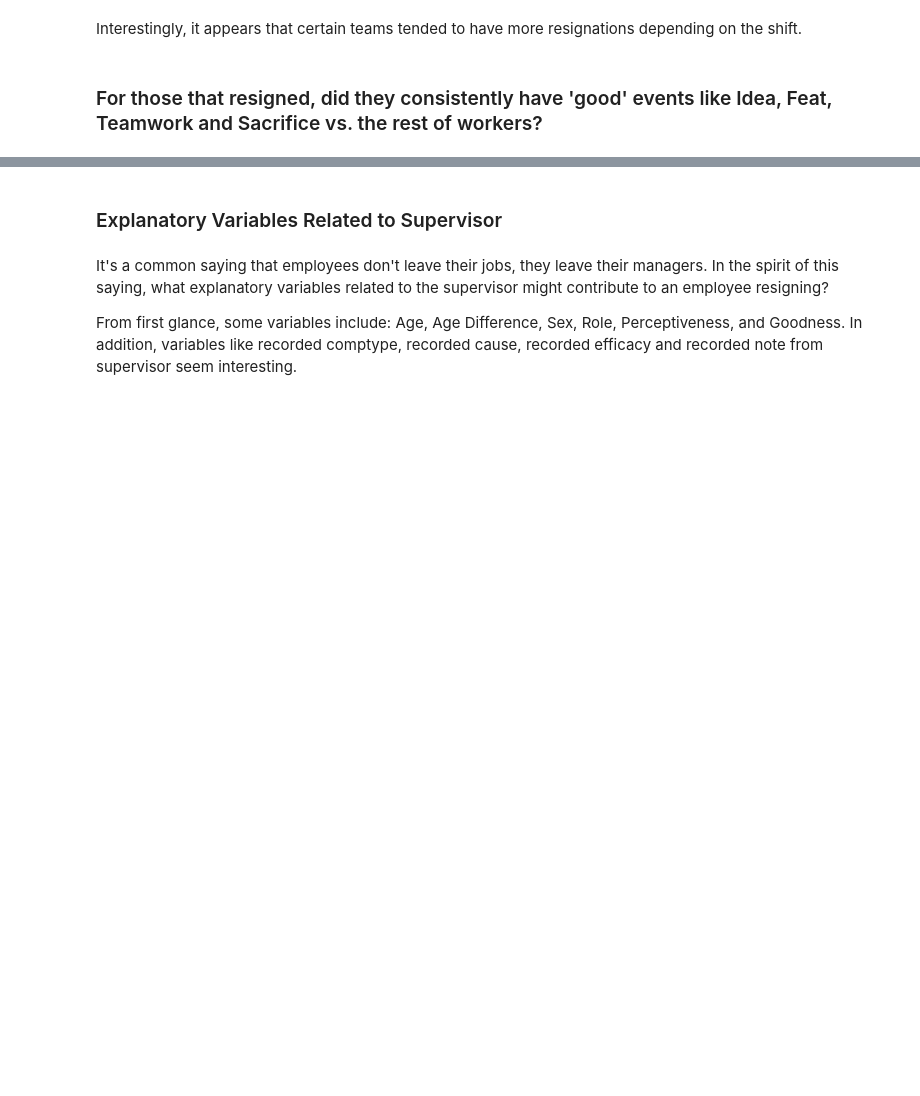
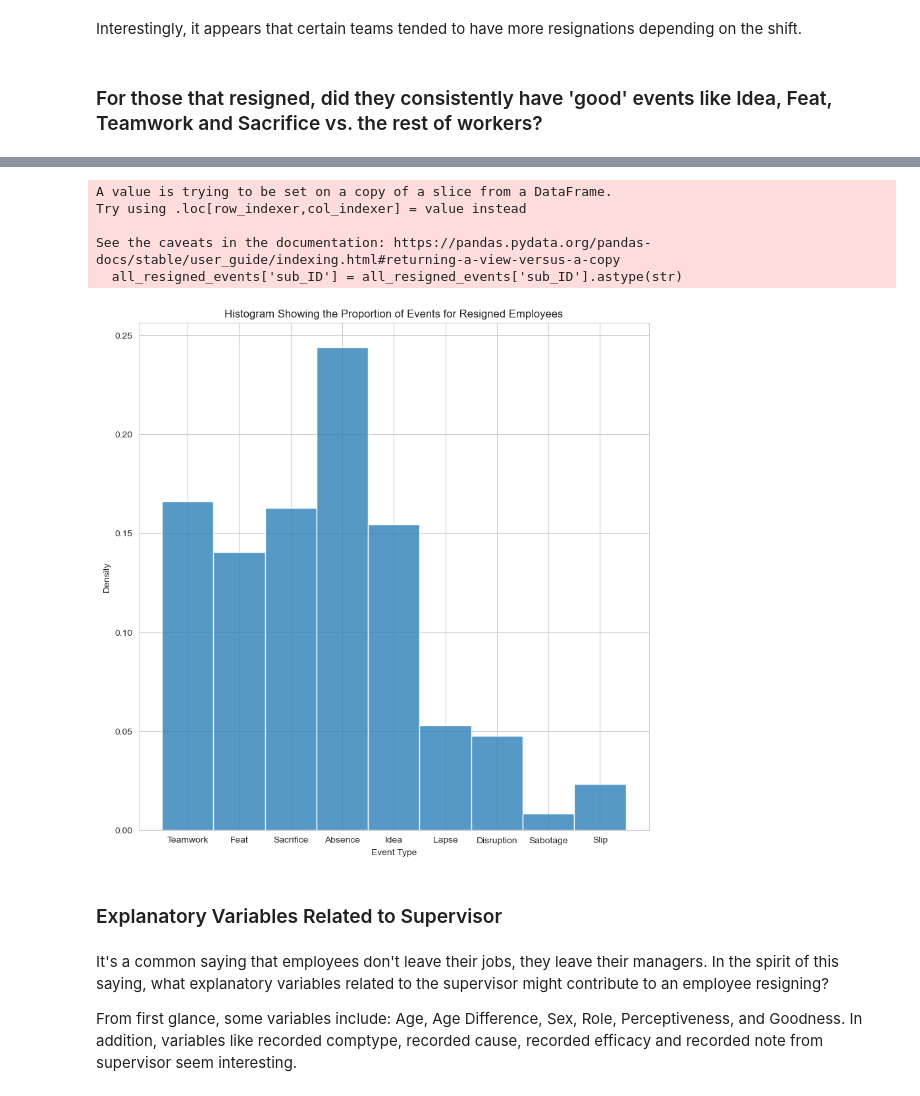
Before and after one commit to kyleanthonyr/Predicting-Employee-Attrition, a Jupyter notebook: notebooks/02-kar-eda.ipynb, the cells around one changed output, grey strips where cells are left out. Cells and saved outputs as stored; diff of their text form; code cells hidden in the pictures; blank space fills up the shorter version.

Commit message:
feat: completed data exploration

```diff
--- a/notebooks/02-kar-eda.ipynb
+++ b/notebooks/02-kar-eda.ipynb
@@ -389,4 +389,6 @@ Interestingly, it appears that certain teams tended to have more resignations de
 # %% [markdown]
 ### For those that resigned, did they consistently have 'good' events like Idea, Feat, Teamwork and Sacrifice vs. the rest of workers?
 # %%
+# Gets all event types for resigned employees only
 resigned_ID = resignations.sub_ID.unique().tolist()
+a = workers[workers['sub_ID'].isin(resigned_ID)]
@@ -400,0 +395,4 @@ plt.show()
+# %%
+# Inspect the Event types by Resigned Employees
+events = ['Feat', 'Slip', 'Sacrifice', 'Lapse','Idea', 'Teamwork', 'Absence', 'Disruption','Sabotage']
+all_resigned_events = a[a['record_comptype'].isin(events)]
@@ -401,3 +416,22 @@ plt.show()
+# %%
+# Convert sub_ID to string dtype
+all_resigned_events['sub_ID'] = all_resigned_events['sub_ID'].astype(str)
+# %% [output]
+A value is trying to be set on a copy of a slice from a DataFrame.
+Try using .loc[row_indexer,col_indexer] = value instead
+
+See the caveats in the documentation: https://pandas.pydata.org/pandas-docs/stable/user_guide/indexing.html#returning-a-view-versus-a-copy
+  all_resigned_events['sub_ID'] = all_resigned_events['sub_ID'].astype(str)
+# %%
+fig, ax = plt.subplots(figsize=(10,10))
+# order = ['Feat', 'Slip', 'Sacrifice', 'Lapse', 'Idea', 'Teamwork', 'Disruption','Sabotage', 'Absence']
+sns.histplot(x="record_comptype", data=all_resigned_events, \
+             stat="density", palette="pastel")
+plt.title("Histogram Showing the Proportion of Events for Resigned Employees")
+plt.xlabel('Event Type')
+plt.show()
+# %% [output]
+[figure, added]
 # %% [markdown]
 ### Explanatory Variables Related to Supervisor
 # %% [markdown]
```
Also changed, not shown: parts of 17 cells of this notebook.
